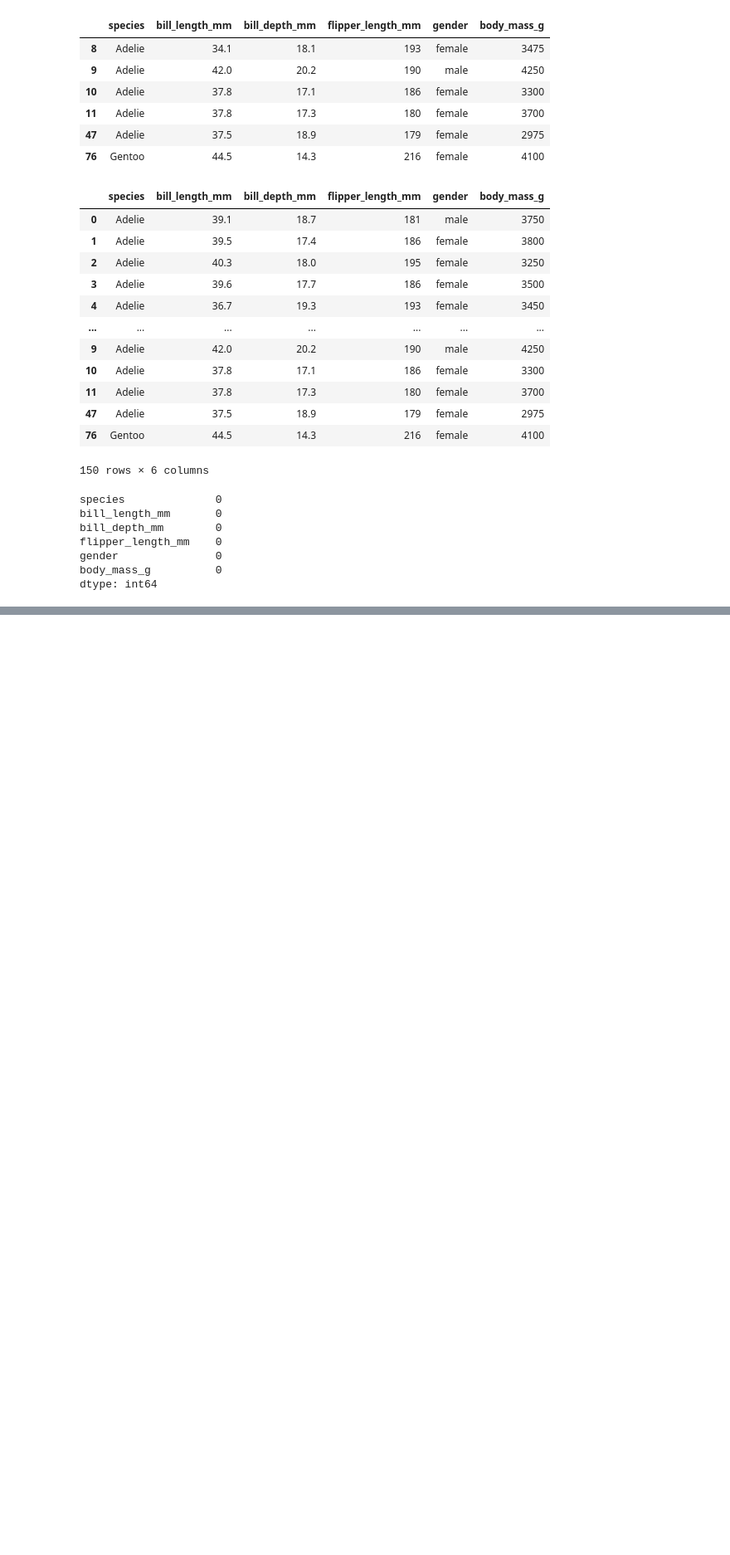
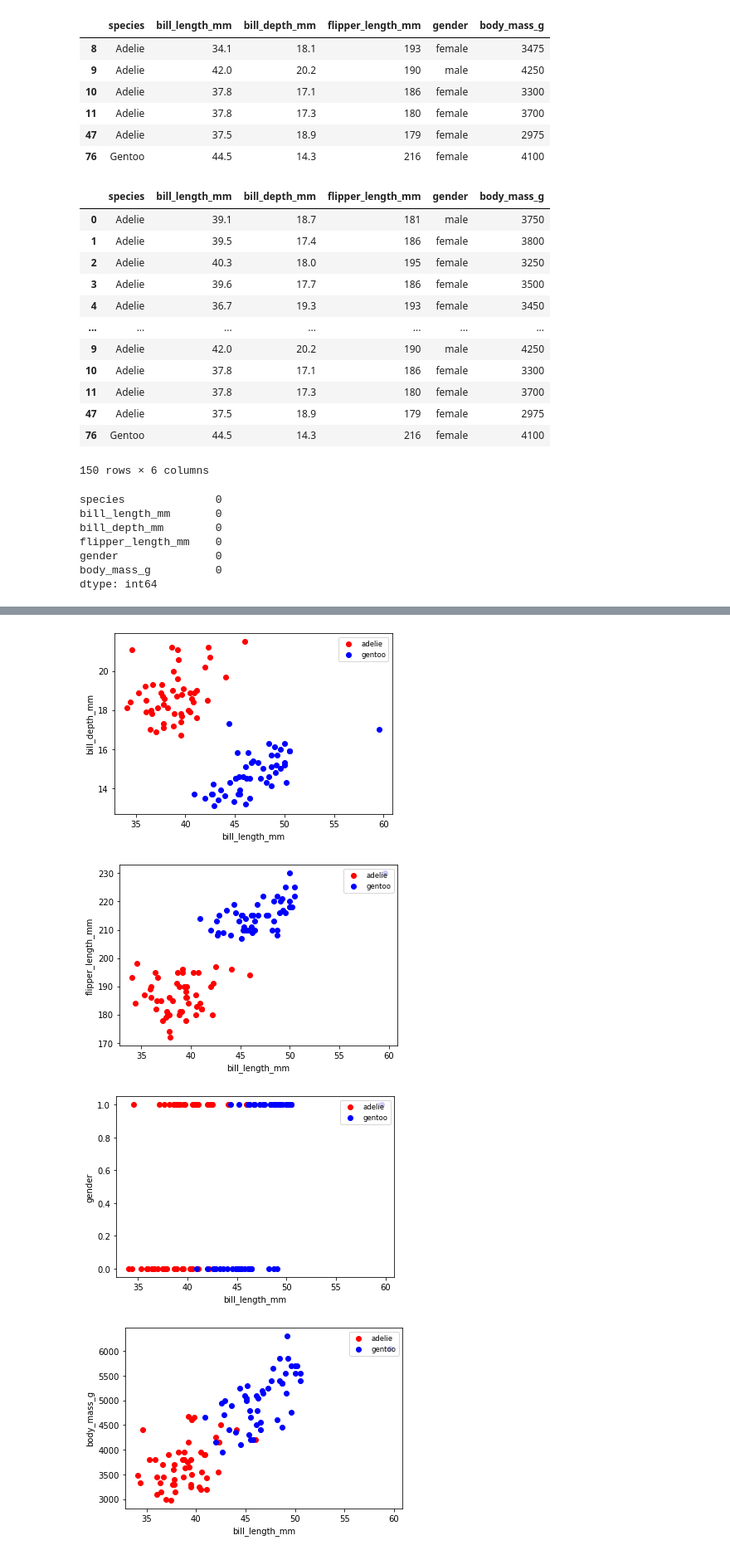
Before and after one commit to NourKamaly/DeepLearning-NeuralNetworksAssignments, a Jupyter notebook: Single Layer Perceptron/Features Linearity Visualization/Visualization.ipynb, the cells around one changed output, grey strips where cells are left out. Shown at 83% size. Saved outputs shown, nothing was run; the diff lists cells and outputs as text; code cells hidden in the pictures; blank space fills up the shorter version.

```diff
--- a/Single Layer Perceptron/Features Linearity Visualization/Visualization.ipynb
+++ b/Single Layer Perceptron/Features Linearity Visualization/Visualization.ipynb
@@ -113,0 +137,7 @@ for feature in range(len(features)):
+# %%
+visualize(True,False,True)
+# %% [output]
+[figure, added]
+[figure, added]
+[figure, added]
+[figure, added]
```
Also changed, not shown: parts of 9 cells of this notebook.
